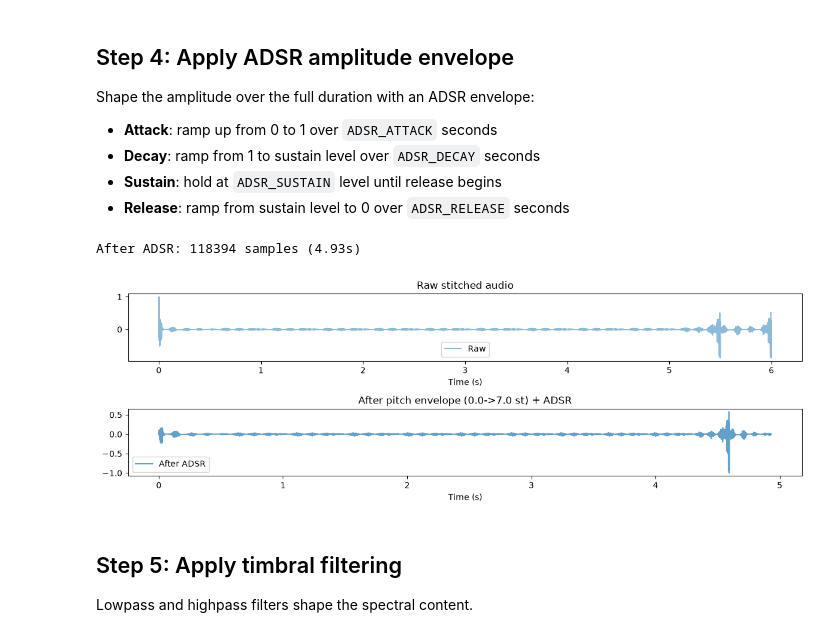
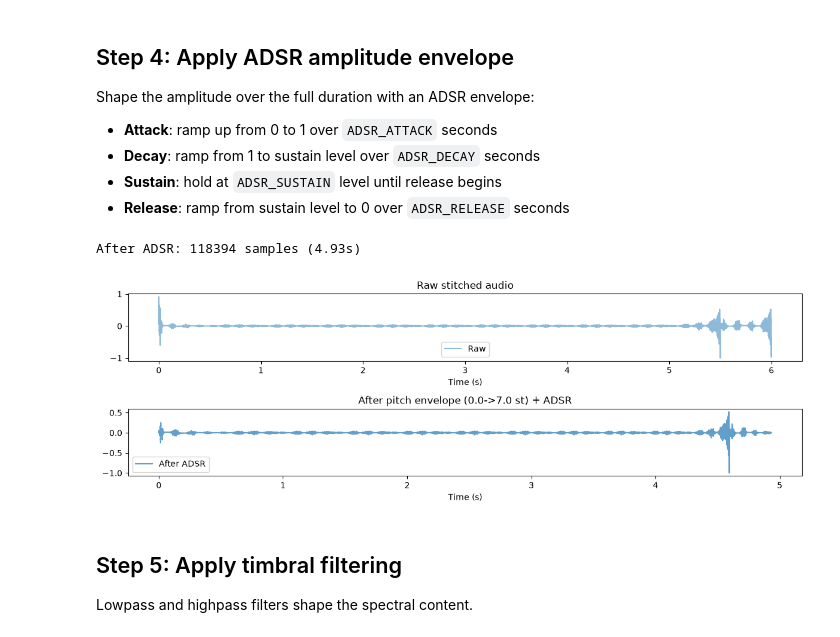
Before and after one commit to tuned-org-uk/latent-sound-diffusion, a Jupyter notebook: notebooks/02_long_form_generation.ipynb, the cells around one changed output. Saved outputs shown, nothing was run; the diff lists cells and outputs as text; code cells hidden in the pictures.

```diff
--- a/notebooks/02_long_form_generation.ipynb
+++ b/notebooks/02_long_form_generation.ipynb
@@ -227,6 +227,7 @@ elif raw_audio.shape[-1] < TOTAL_LENGTH:
     raw_audio = torch.nn.functional.pad(raw_audio, (0, TOTAL_LENGTH - raw_audio.shape[-1]))
 
 # Normalize
+raw_audio = raw_audio - raw_audio.mean()  # DC-block: decoder emits large DC (PR #59)
 peak = raw_audio.abs().max()
 if peak > 0:
     raw_audio = raw_audio / peak
@@ -338,34 +339,35 @@ def apply_adsr(audio, attack, decay, sustain, release, sr=24000):
         envelope[s_end:s_end + actual_r] = torch.linspace(sustain, 0, actual_r)
 
     return audio * envelope
 
 env_audio = apply_adsr(pitched_audio, ADSR_ATTACK, ADSR_DECAY, ADSR_SUSTAIN, ADSR_RELEASE, SAMPLE_RATE)
 
 # Re-normalize
+env_audio = env_audio - env_audio.mean()  # DC-block: decoder emits large DC (PR #59)
 peak = env_audio.abs().max()
 if peak > 0:
     env_audio = env_audio / peak
 
 print(f'After ADSR: {env_audio.shape[-1]} samples ({env_audio.shape[-1]/SAMPLE_RATE:.2f}s)')
 
 # Plot the envelope
 fig, axes = plt.subplots(2, 1, figsize=(12, 4))
 t = torch.arange(len(raw_audio)) / SAMPLE_RATE
 axes[0].plot(t.numpy(), raw_audio.numpy(), alpha=0.5, label='Raw')
 axes[0].set_title('Raw stitched audio')
 axes[0].set_xlabel('Time (s)')
 axes[0].legend()
 
 t_env = torch.arange(len(env_audio)) / SAMPLE_RATE
 axes[1].plot(t_env.numpy(), env_audio.numpy(), alpha=0.7, label='After ADSR')
 axes[1].set_title(f'After pitch envelope ({PITCH_START}->{PITCH_END} st) + ADSR')
 axes[1].set_xlabel('Time (s)')
 axes[1].legend()
 plt.tight_layout()
 plt.show()
 # %% [output]
 After ADSR: 118394 samples (4.93s)
-[figure, old version]
+[figure, new version]
 # %% [markdown]
 ## Step 5: Apply timbral filtering
 
```
Also changed, not shown: parts of 4 cells of this notebook, 10 other files.
